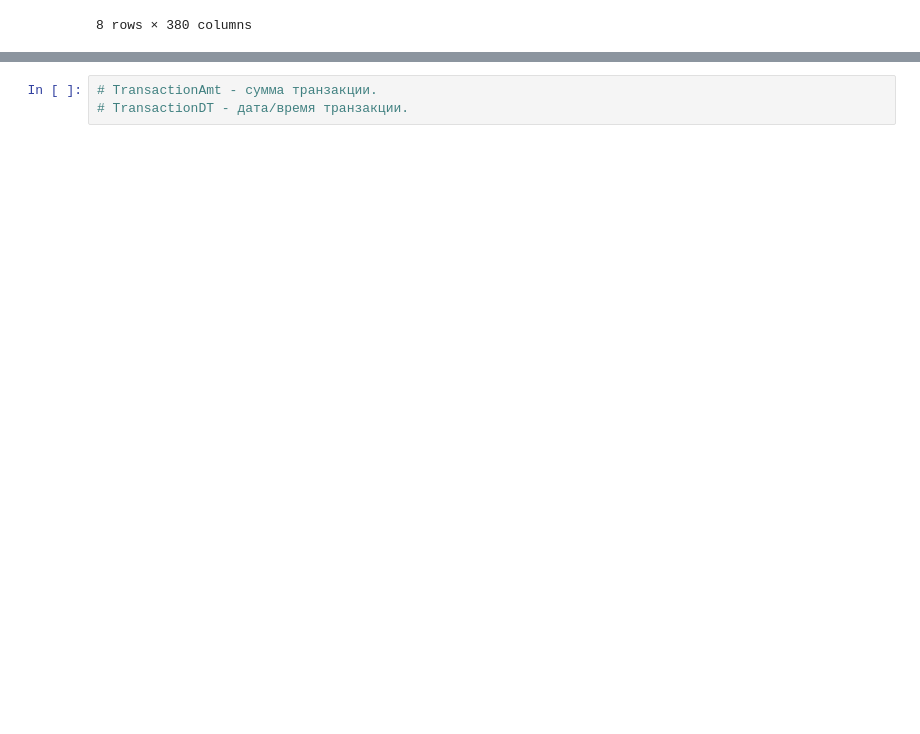
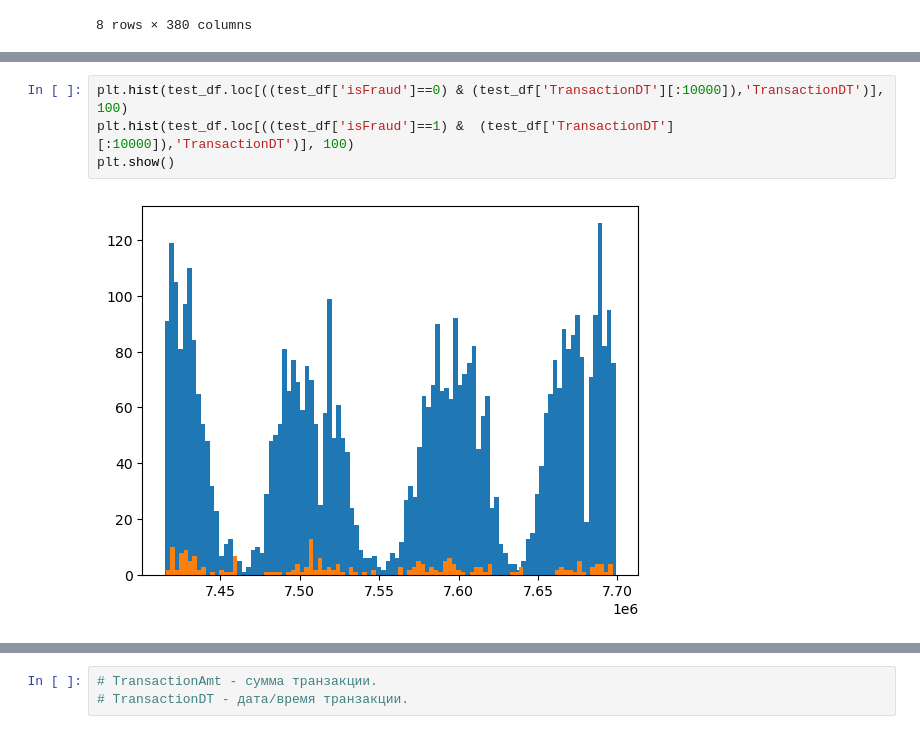
Before and after one commit to evelisko/GB_SDA_Kaggle, a Jupyter notebook: Lesson 2/HW_kaggle_Lesson_2.ipynb, the cells around one changed output, grey strips where cells are left out. Saved outputs shown, nothing was run; the diff lists cells and outputs as text; blank space fills up the shorter version.

```diff
--- a/Lesson 2/HW_kaggle_Lesson_2.ipynb
+++ b/Lesson 2/HW_kaggle_Lesson_2.ipynb
@@ -151,0 +136,6 @@ x_data
+# %%
+plt.hist(test_df.loc[((test_df['isFraud']==0) & (test_df['TransactionDT'][:10000]),'TransactionDT')], 100)
+plt.hist(test_df.loc[((test_df['isFraud']==1) &  (test_df['TransactionDT'][:10000]),'TransactionDT')], 100)
+plt.show()
+# %% [output]
+[figure, added]
```
Also changed, not shown: parts of 38 cells of this notebook.
